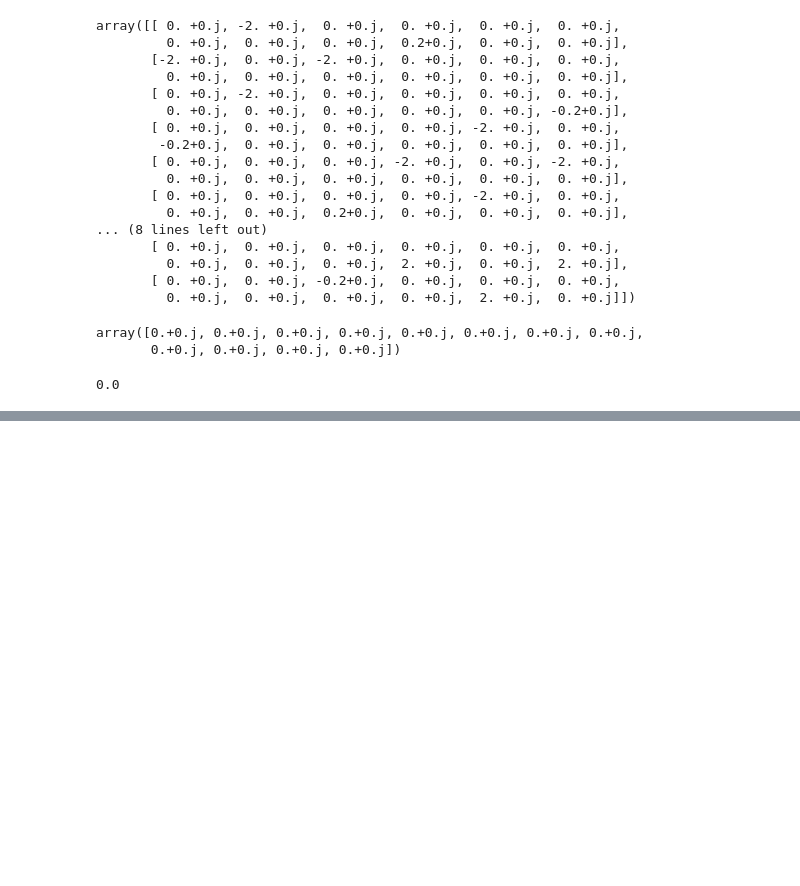
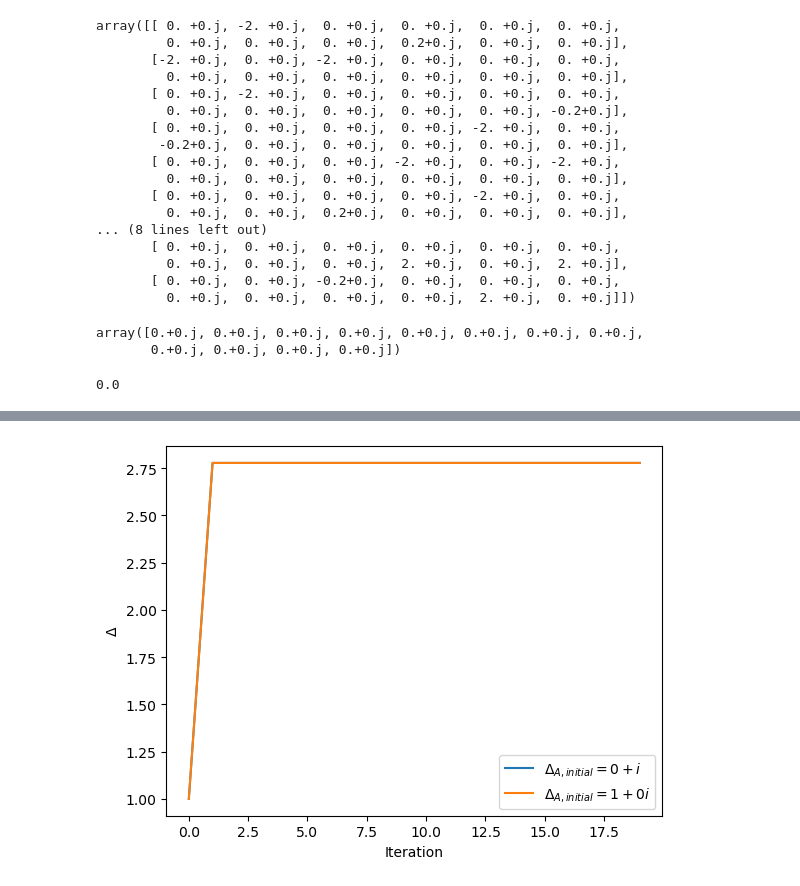
Before and after one commit to alicecarroll/Lieb-Lattice, a Jupyter notebook: selfconsistence.ipynb, the cells around one changed output, grey strips where cells are left out. Cells and saved outputs as stored; diff of their text form; code cells hidden in the pictures; blank space fills up the shorter version.

```diff
--- a/selfconsistence.ipynb
+++ b/selfconsistence.ipynb
@@ -349,5 +358,3 @@ array([[ 0.707107, -0.      , -0.      , -0.      , -0.      , -0.      ,
-# %%
-Delta = mM.rel_err(k[40], k[40])
 # %%
 np.diag(np.matmul(Uarr,np.matmul(H(k[0], k[0]), Uarr.T)))
 # %% [output]
@@ -418,0 +471,7 @@ array([[2.99999876,        nan, 2.99999876],
+# %%
+mM = AHM.Model(Del0A = 1j, Del0B=0, Del0C= 0, U=0.5, t=0, inhomp=False, inhomi=True)
+
+dels = mM.Deltra(k, N=20)[0]
+
+mM2 = AHM.Model(Del0A = 1, Del0B=0, Del0C= 0, U=0.5, t=0, inhomp=False, inhomi=True)
+dels2 = mM2.Deltra(k, N=20)[0]
@@ -418,0 +498,25 @@ array([[2.99999876,        nan, 2.99999876],
+# %%
+dan, dbn, dcn = (1, 0, 0)
+dels3 = np.array([[],[],[]])
+r = []
+r2 = []
+for i in range(20):
+    print(i, (dan, dbn, dcn))
+    da, db, dc = (dan, dbn, dcn)
+    delarro = np.array([da, db, dc])
+    mM = AHM.Model(Del0A = da, Del0B=db, Del0C= dc, U=0.3, t=0, inhomp=False, inhomi=True)
+    Delta = mM.DeltaN(k)
+    dan=Delta[0]
+    dbn=Delta[1]
+    dcn=Delta[2]
+    delarrn = np.array([dan, dbn, dcn])
+
+    err = [np.abs(dan-da)/np.abs(dan), np.abs(dbn-db)/np.abs(dbn), np.abs(dcn-dc)/np.abs(dcn)]
+    err2 = np.sqrt(np.sum((delarrn-delarro)**2))/(np.sqrt(np.sum(delarro**2)+1e-9))
+    r.append(err)
+    r2.append(err2)
+    dels3 = np.concatenate((dels3, delarro.reshape(3,1)), axis=1)
+
+r=np.array(r)
+r2 = np.array(r2)
+r_U06 = r2
@@ -418,0 +544,12 @@ array([[2.99999876,        nan, 2.99999876],
+# %%
+plt.xlabel('Iteration')
+plt.ylabel(r'$\Delta$')
+
+plt.plot(np.arange(20), np.abs(dels[0]), label = r'$\Delta_{A,initial}=0+i$')
+plt.plot(np.arange(20), np.abs(dels2[0]), label = r'$\Delta_{A,initial}=1+0i$')
+#plt.plot(np.arange(20), dels3[0], label = r'$\Delta_C$')
+
+plt.legend()
+plt.show()
+# %% [output]
+[figure, added]
```
Also changed, not shown: parts of 26 cells of this notebook, 2 other files.
